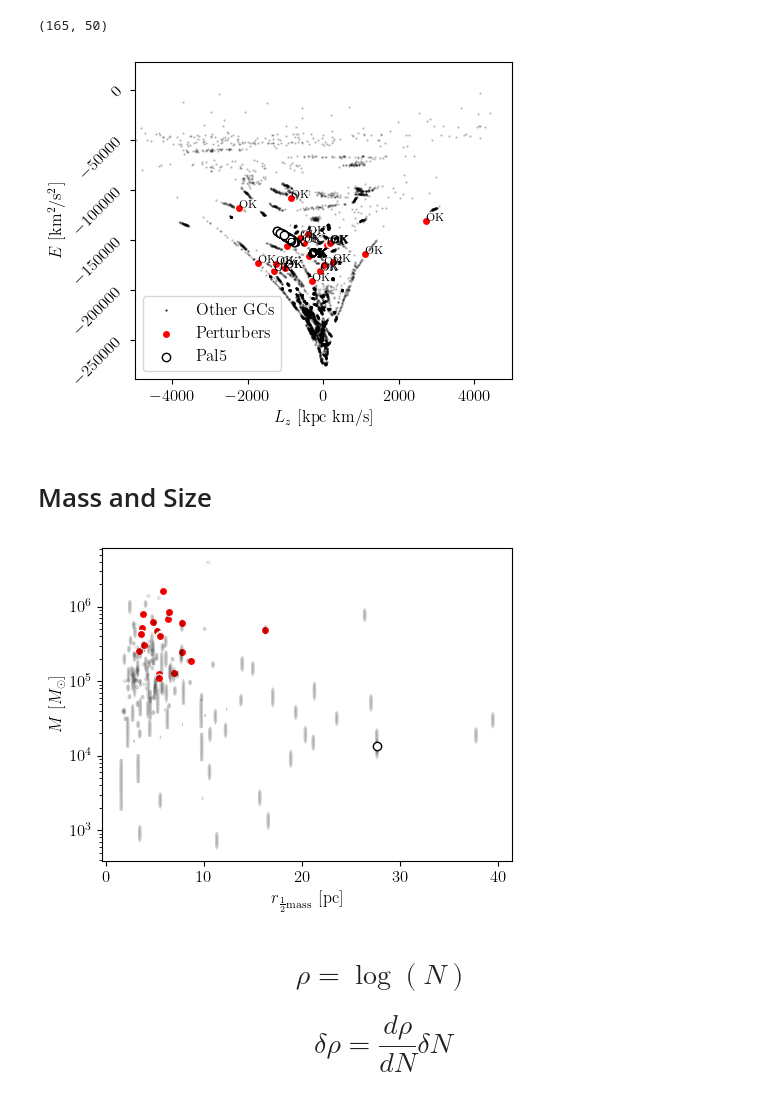
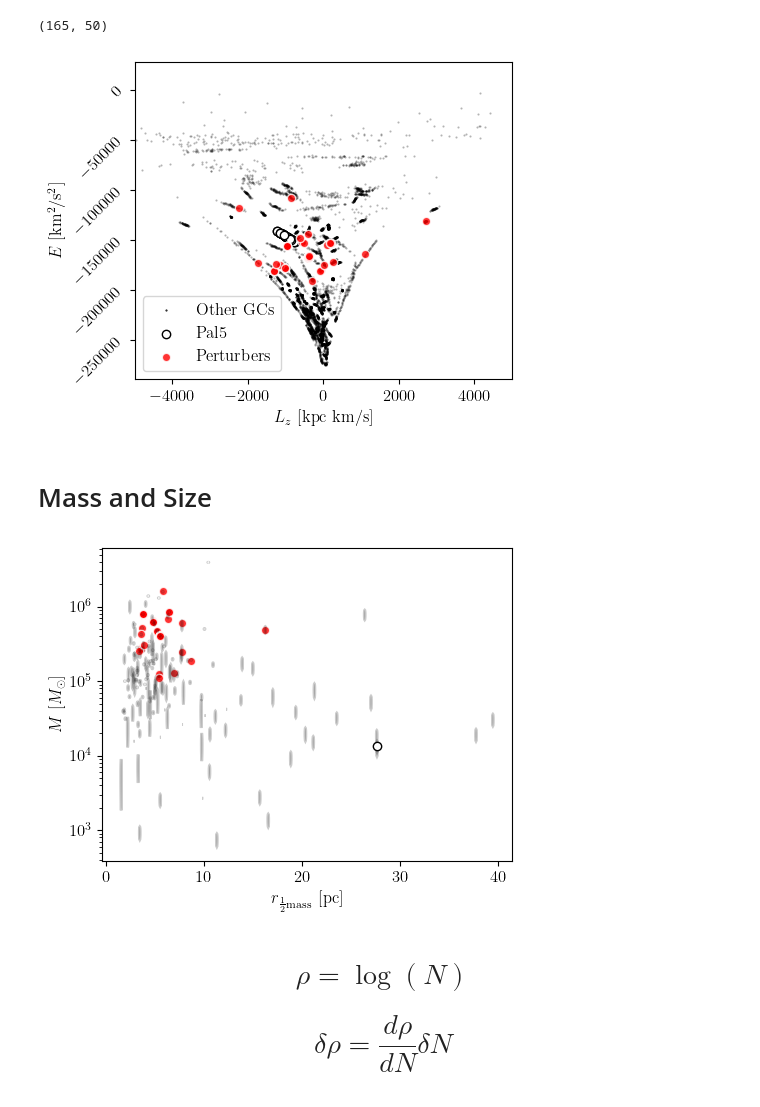
Before and after one commit to salvatore-ferrone/stream_analysis, a Jupyter notebook: figures/perturber_statistics.ipynb, the cells around one changed output. Saved outputs shown, nothing was run; the diff lists cells and outputs as text; code cells hidden in the pictures.

```diff
--- a/figures/perturber_statistics.ipynb
+++ b/figures/perturber_statistics.ipynb
@@ -183,7 +183,7 @@ AXIS=dict(xlabel=r"$L_z$ [kpc km/s]",
           ylabel=r"$E$ [km$^2$/s$^2$]",
           xlim=[-5000,5000])
 # %%
-perturberscatter={"facecolors":"red","edgecolors":"white",}
+perturberscatter={"facecolors":"red","edgecolors":"white","alpha":0.8}
 # %%
 outdir="../paper/"
 # %%
@@ -194,30 +194,31 @@ T.shape
 # %%
 fig,ax=plt.subplots(1,1,figsize=(5,4))
 
 ax.scatter(Lz[i][:],T[i]+V[i],color="k",s=1,alpha=1,marker=".",label="Other GCs")
 for i in range(1,num_objects):
     marker = markers[i % len(markers)]  # Cycle through markers
     ax.scatter(Lz[i][:],T[i]+V[i],color="k",s=1,alpha=0.3,marker=".")
 
+ax.scatter(Lz[pal5ID][:],T[pal5ID][:]+V[pal5ID][:],label="Pal5",facecolors='white',edgecolors='black')
+
 # ax.scatter(Lz[*guilty_ids[0]],T[*guilty_ids[0]]+V[*guilty_ids[0]],label="Perturbers",*perturberscatter)
 ax.scatter(Lz[*guilty_ids[0]],T[*guilty_ids[0]]+V[*guilty_ids[0]],label="Perturbers",**perturberscatter)
 for myids in guilty_ids:
     # for j in range(len(myids)):
     ax.scatter(Lz[*myids],T[*myids]+V[*myids],**perturberscatter)
-    ax.text(Lz[*myids],T[*myids]+V[*myids],"OK",fontsize=8)
+
 # for j in range(1,len(guilty_ids)):
     # ax.scatter(Lz[*guilty_ids[j]],T[*guilty_ids[j]]+V[*guilty_ids[j]],**perturberscatter)
 
 
-ax.scatter(Lz[pal5ID][:],T[pal5ID][:]+V[pal5ID][:],label="Pal5",facecolors='white',edgecolors='black')
 ax.set(**AXIS)
 ax.tick_params(axis='y', rotation=45)  # Rotate y-axis ticks by 45 degrees
 ax.legend(fontsize=12)
 
 fig.tight_layout()
 fig.savefig(outdir+outname,dpi=300)
 # %% [output]
-[figure, old version]
+[figure, new version]
 # %% [markdown]
 # Mass and Size
 # %%
@@ -255,7 +256,7 @@ for i in range(len(Mass_all)):
     ellipse = Ellipse(xy=(1000*rh_m[i].value,Mass_all[i].value), width=.1, height=2*DM[i].value, lw=2,color="k",alpha=0.2)
     myaxis.add_patch(ellipse)
 
-myaxis.scatter(1000*guilty_rh_m,guilty_mass,marker='o',facecolor='red',linestyle='None',label="Other GCs",edgecolor='white',zorder=0)
+myaxis.scatter(1000*guilty_rh_m,guilty_mass,marker='o',facecolor='red',linestyle='None',label="Other GCs",edgecolor='white',zorder=0,alpha=0.8)
 
 # axis.scatter(1000*rh_m.value,Mass,label="Perturbers",)
 myaxis.scatter(1000*rh_m[pal5ID].value,Mass_all[pal5ID],label="Pal5",facecolor='white',edgecolor='black',zorder=1)
@@ -267,7 +268,7 @@ fig.tight_layout()
 fig.savefig(outdir+outname3,dpi=300)
 plt.show()
 # %% [output]
-[figure, old version]
+[figure, new version]
 # %% [markdown]
 # $$\rho = \log(N) $$
 
```
Also changed, not shown: parts of 1 cell of this notebook, 3 other files.
